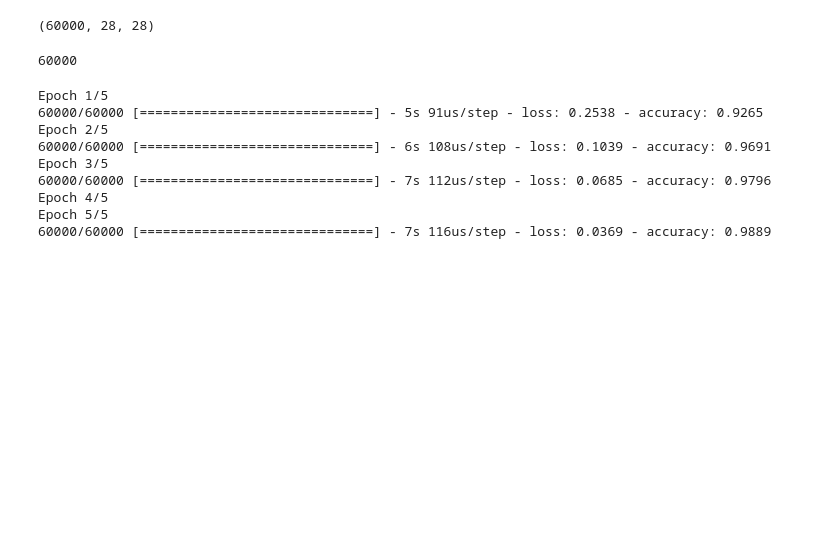
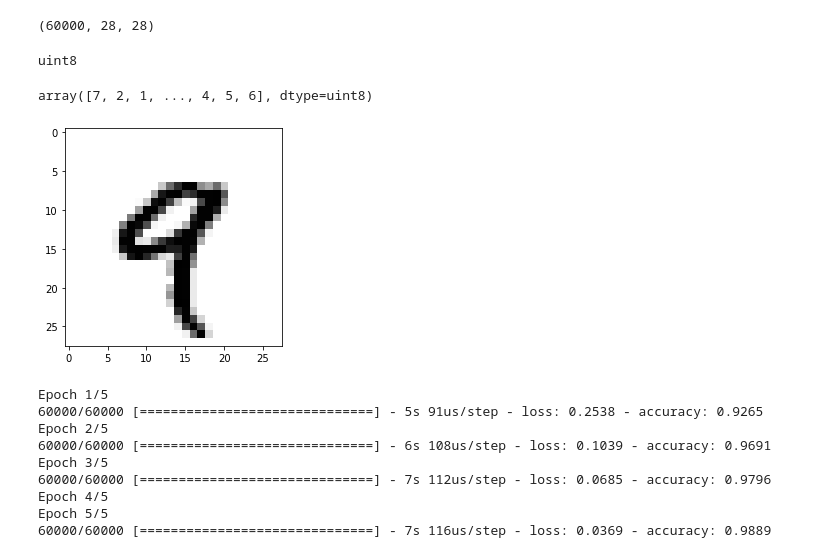
Before and after one commit to yubin8773/2021-deep-learning, a Jupyter notebook: 백찬호/Keras.ipynb, the cells around one changed output. Drawn from its saved outputs; the diff is of its cells as text; code cells hidden in the pictures; blank space fills up the shorter version.

```diff
--- a/백찬호/Keras.ipynb
+++ b/백찬호/Keras.ipynb
@@ -9,9 +7,20 @@ train_images.shape
 # %% [output]
 (60000, 28, 28)
 # %%
-len(train_labels)
+print(train_images.dtype)
 # %% [output]
-60000
+uint8
+# %%
+test_labels
+# %% [output]
+array([7, 2, 1, ..., 4, 5, 6], dtype=uint8)
+# %%
+digit=train_images[4]
+import matplotlib.pyplot as plt
+plt.imshow(digit, cmap=plt.cm.binary)
+plt.show()
+# %% [output]
+[figure, added]
 # %%
 # 신경망 구조
 from keras import models
```
Also changed, not shown: parts of 44 cells of this notebook.
